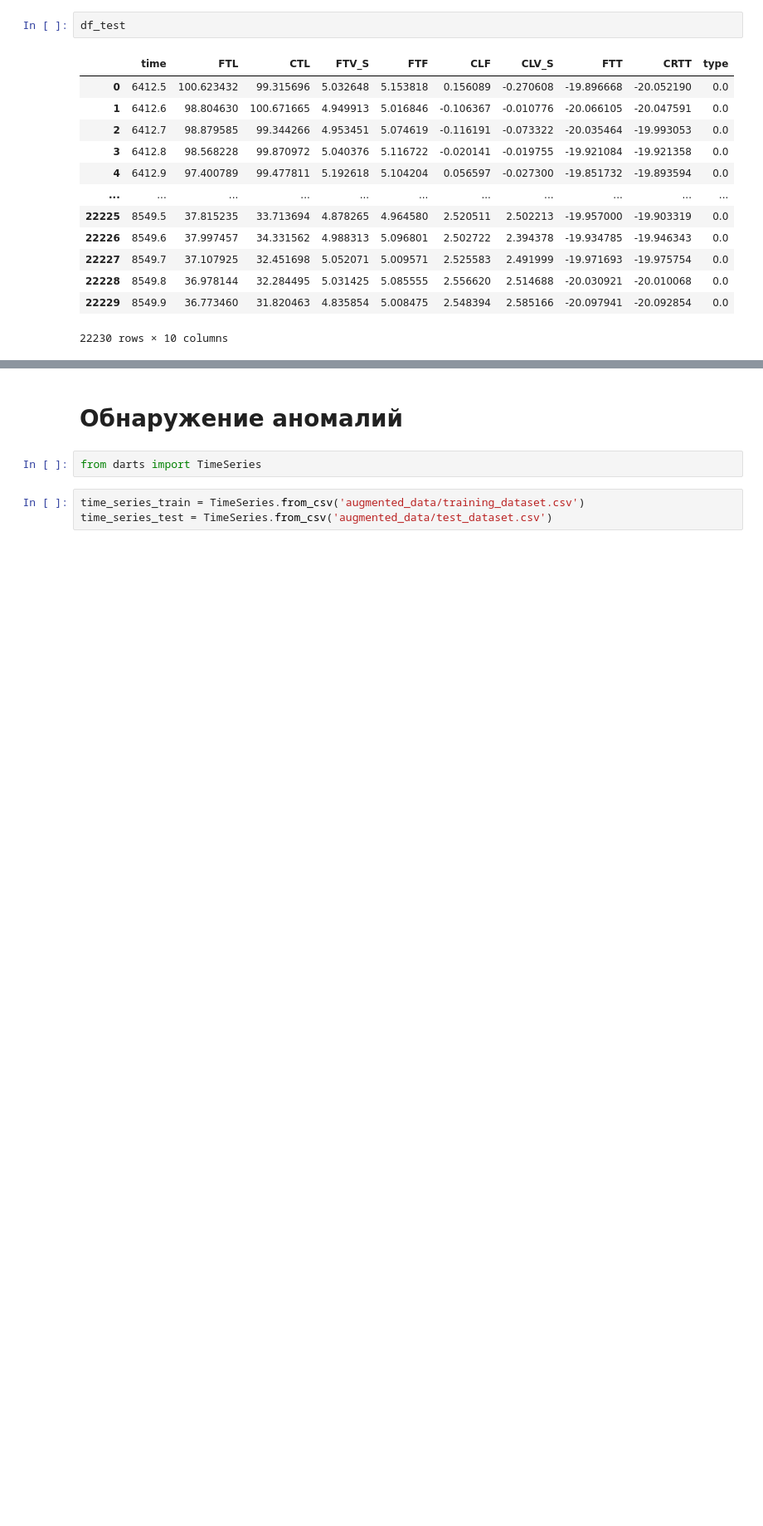
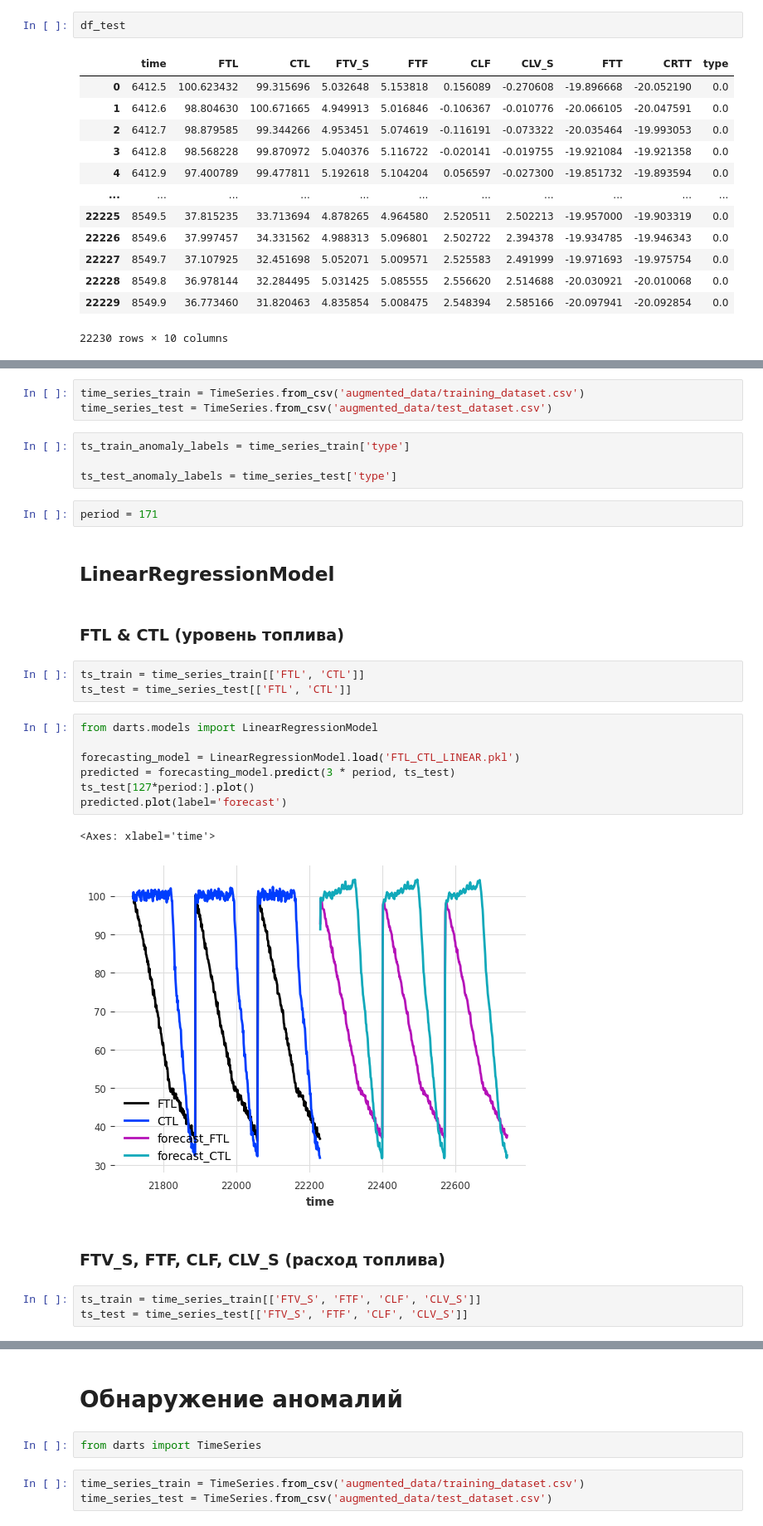
Before and after one commit to krzhld/detection_with_forecasting_anomaly_model, a Jupyter notebook: solution.ipynb, the cells around one changed output, grey strips where cells are left out. Shown at 83% size. Drawn from its saved outputs; the diff is of its cells as text; blank space fills up the shorter version.

Commit message:
done forecasting plots

```diff
--- a/solution.ipynb
+++ b/solution.ipynb
@@ -400,0 +405,31 @@ df_test
+# %%
+time_series_train = TimeSeries.from_csv('augmented_data/training_dataset.csv')
+time_series_test = TimeSeries.from_csv('augmented_data/test_dataset.csv')
+# %%
+ts_train_anomaly_labels = time_series_train['type']
+
+ts_test_anomaly_labels = time_series_test['type']
+# %%
+period = 171
+# %% [markdown]
+## LinearRegressionModel
+# %% [markdown]
+### FTL & CTL (уровень топлива)
+# %%
+ts_train = time_series_train[['FTL', 'CTL']]
+ts_test = time_series_test[['FTL', 'CTL']]
+# %%
+from darts.models import LinearRegressionModel
+
+forecasting_model = LinearRegressionModel.load('FTL_CTL_LINEAR.pkl')
+predicted = forecasting_model.predict(3 * period, ts_test)
+ts_test[127*period:].plot()
+predicted.plot(label='forecast')
+# %% [output]
+<Axes: xlabel='time'>
+[figure, added]
+# %% [markdown]
+### FTV_S, FTF, CLF, CLV_S (расход топлива)
+# %%
+ts_train = time_series_train[['FTV_S', 'FTF', 'CLF', 'CLV_S']]
+ts_test = time_series_test[['FTV_S', 'FTF', 'CLF', 'CLV_S']]
```
Also changed, not shown: parts of 16 cells of this notebook, 7 other files.
